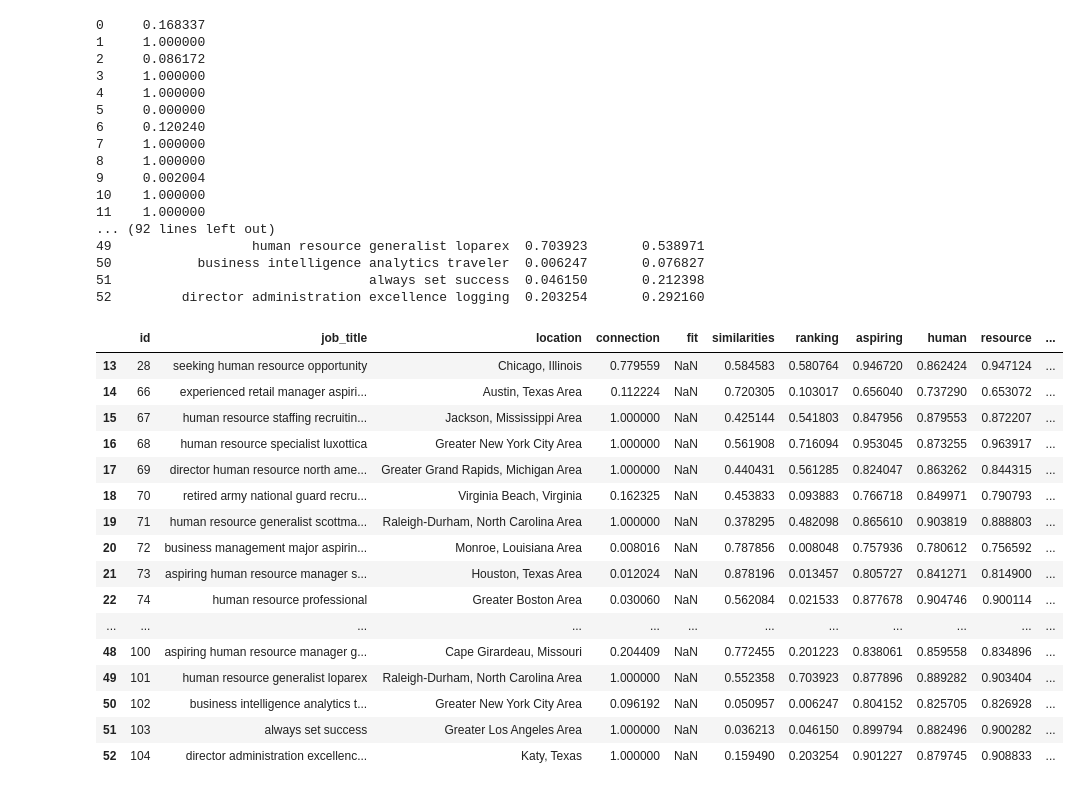
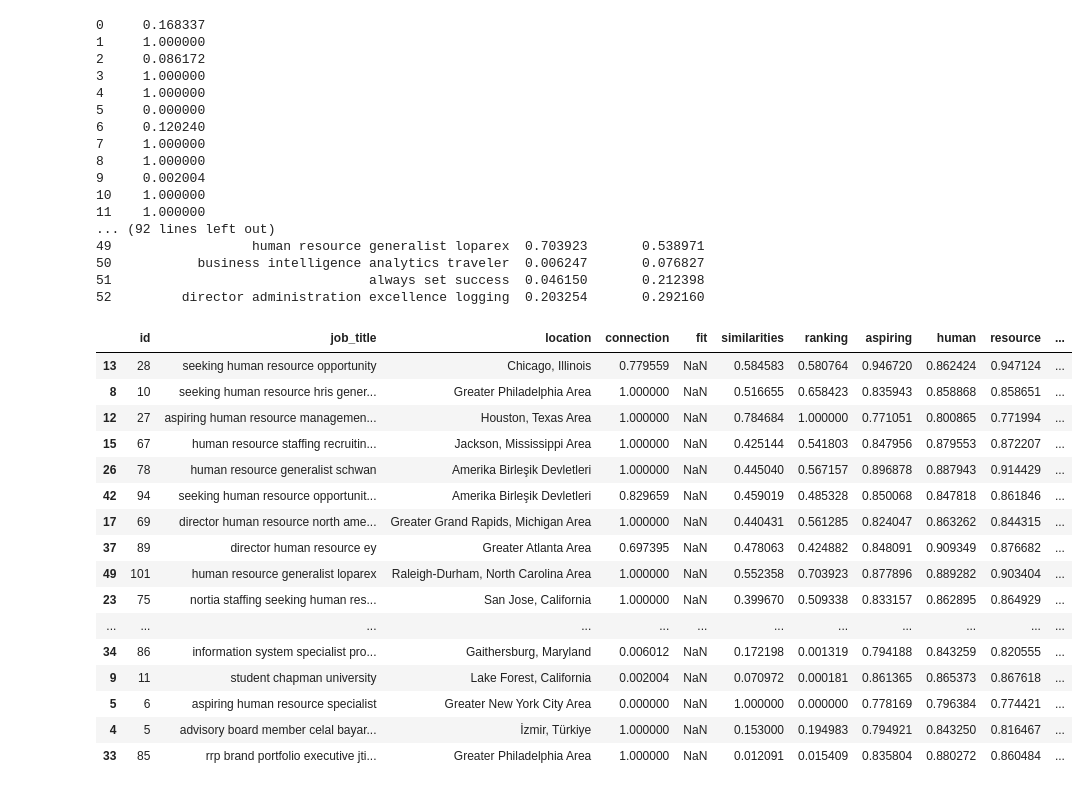
Before and after one commit to Mrcl3/O6EQTwpkNwvulbOa, a Jupyter notebook: talent_search_with_embeddings.ipynb, the cells around one changed output. Saved outputs shown, nothing was run; the diff lists cells and outputs as text; code cells hidden in the pictures.

```diff
--- a/talent_search_with_embeddings.ipynb
+++ b/talent_search_with_embeddings.ipynb
@@ -475,6 +474,8 @@ sentence_embeddings = model.encode(sentences)
 # Calculate cosine similarity between the target sentence and other sentences
 similarities = cosine_similarity([target_embedding], sentence_embeddings)[0]
 
+# Add similarities_SBERt to the dataframe
+df['similarities_SBERT'] = similarities
 # Sort the sentences based on their similarity scores
 results = sorted(zip(sentences, similarities), key=lambda x: x[1], reverse=True)
 
@@ -543,23 +544,25 @@ print(df[['job_title', 'ranking','ranking_SBERT']])
 50           business intelligence analytics traveler  0.006247       0.076827
 51                                 always set success  0.046150       0.212398
 52         director administration excellence logging  0.203254       0.292160
-# %%
-df.tail(40)
-# %% [output]
-|  | id | job_title | location | connection | fit | similarities | ranking | aspiring | human | resource | ... |
-| 13 | 28 | seeking human resource opportunity | Chicago, Illinois | 0.779559 | NaN | 0.584583 | 0.580764 | 0.946720 | 0.862424 | 0.947124 | ... |
-| 14 | 66 | experienced retail manager aspiri... | Austin, Texas Area | 0.112224 | NaN | 0.720305 | 0.103017 | 0.656040 | 0.737290 | 0.653072 | ... |
-| 15 | 67 | human resource staffing recruitin... | Jackson, Mississippi Area | 1.000000 | NaN | 0.425144 | 0.541803 | 0.847956 | 0.879553 | 0.872207 | ... |
-| 16 | 68 | human resource specialist luxottica | Greater New York City Area | 1.000000 | NaN | 0.561908 | 0.716094 | 0.953045 | 0.873255 | 0.963917 | ... |
-| 17 | 69 | director human resource north ame... | Greater Grand Rapids, Michigan Area | 1.000000 | NaN | 0.440431 | 0.561285 | 0.824047 | 0.863262 | 0.844315 | ... |
-| 18 | 70 | retired army national guard recru... | Virginia Beach, Virginia | 0.162325 | NaN | 0.453833 | 0.093883 | 0.766718 | 0.849971 | 0.790793 | ... |
-| 19 | 71 | human resource generalist scottma... | Raleigh-Durham, North Carolina Area | 1.000000 | NaN | 0.378295 | 0.482098 | 0.865610 | 0.903819 | 0.888803 | ... |
-| 20 | 72 | business management major aspirin... | Monroe, Louisiana Area | 0.008016 | NaN | 0.787856 | 0.008048 | 0.757936 | 0.780612 | 0.756592 | ... |
-| 21 | 73 | aspiring human resource manager s... | Houston, Texas Area | 0.012024 | NaN | 0.878196 | 0.013457 | 0.805727 | 0.841271 | 0.814900 | ... |
-| 22 | 74 | human resource professional | Greater Boston Area | 0.030060 | NaN | 0.562084 | 0.021533 | 0.877678 | 0.904746 | 0.900114 | ... |
-| ... | ... | ... | ... | ... | ... | ... | ... | ... | ... | ... | ... |
-| 48 | 100 | aspiring human resource manager g... | Cape Girardeau, Missouri | 0.204409 | NaN | 0.772455 | 0.201223 | 0.838061 | 0.859558 | 0.834896 | ... |
-| 49 | 101 | human resource generalist loparex | Raleigh-Durham, North Carolina Area | 1.000000 | NaN | 0.552358 | 0.703923 | 0.877896 | 0.889282 | 0.903404 | ... |
-| 50 | 102 | business intelligence analytics t... | Greater New York City Area | 0.096192 | NaN | 0.050957 | 0.006247 | 0.804152 | 0.825705 | 0.826928 | ... |
-| 51 | 103 | always set success | Greater Los Angeles Area | 1.000000 | NaN | 0.036213 | 0.046150 | 0.899794 | 0.882496 | 0.900282 | ... |
-| 52 | 104 | director administration excellenc... | Katy, Texas | 1.000000 | NaN | 0.159490 | 0.203254 | 0.901227 | 0.879745 | 0.908833 | ... |
+# %%
+# Sort the DataFrame in ascending order based on a column
+df_SBERT = df.sort_values('ranking_SBERT', ascending=False)
+df_SBERT
+# %% [output]
+|  | id | job_title | location | connection | fit | similarities | ranking | aspiring | human | resource | ... |
+| 13 | 28 | seeking human resource opportunity | Chicago, Illinois | 0.779559 | NaN | 0.584583 | 0.580764 | 0.946720 | 0.862424 | 0.947124 | ... |
+| 8 | 10 | seeking human resource hris gener... | Greater Philadelphia Area | 1.000000 | NaN | 0.516655 | 0.658423 | 0.835943 | 0.858868 | 0.858651 | ... |
+| 12 | 27 | aspiring human resource managemen... | Houston, Texas Area | 1.000000 | NaN | 0.784684 | 1.000000 | 0.771051 | 0.800865 | 0.771994 | ... |
+| 15 | 67 | human resource staffing recruitin... | Jackson, Mississippi Area | 1.000000 | NaN | 0.425144 | 0.541803 | 0.847956 | 0.879553 | 0.872207 | ... |
+| 26 | 78 | human resource generalist schwan | Amerika Birleşik Devletleri | 1.000000 | NaN | 0.445040 | 0.567157 | 0.896878 | 0.887943 | 0.914429 | ... |
+| 42 | 94 | seeking human resource opportunit... | Amerika Birleşik Devletleri | 0.829659 | NaN | 0.459019 | 0.485328 | 0.850068 | 0.847818 | 0.861846 | ... |
+| 17 | 69 | director human resource north ame... | Greater Grand Rapids, Michigan Area | 1.000000 | NaN | 0.440431 | 0.561285 | 0.824047 | 0.863262 | 0.844315 | ... |
+| 37 | 89 | director human resource ey | Greater Atlanta Area | 0.697395 | NaN | 0.478063 | 0.424882 | 0.848091 | 0.909349 | 0.876682 | ... |
+| 49 | 101 | human resource generalist loparex | Raleigh-Durham, North Carolina Area | 1.000000 | NaN | 0.552358 | 0.703923 | 0.877896 | 0.889282 | 0.903404 | ... |
+| 23 | 75 | nortia staffing seeking human res... | San Jose, California | 1.000000 | NaN | 0.399670 | 0.509338 | 0.833157 | 0.862895 | 0.864929 | ... |
+| ... | ... | ... | ... | ... | ... | ... | ... | ... | ... | ... | ... |
+| 34 | 86 | information system specialist pro... | Gaithersburg, Maryland | 0.006012 | NaN | 0.172198 | 0.001319 | 0.794188 | 0.843259 | 0.820555 | ... |
+| 9 | 11 | student chapman university | Lake Forest, California | 0.002004 | NaN | 0.070972 | 0.000181 | 0.861365 | 0.865373 | 0.867618 | ... |
+| 5 | 6 | aspiring human resource specialist | Greater New York City Area | 0.000000 | NaN | 1.000000 | 0.000000 | 0.778169 | 0.796384 | 0.774421 | ... |
+| 4 | 5 | advisory board member celal bayar... | İzmir, Türkiye | 1.000000 | NaN | 0.153000 | 0.194983 | 0.794921 | 0.843250 | 0.816467 | ... |
+| 33 | 85 | rrp brand portfolio executive jti... | Greater Philadelphia Area | 1.000000 | NaN | 0.012091 | 0.015409 | 0.835804 | 0.880272 | 0.860484 | ... |
```
Also changed, not shown: parts of 15 cells of this notebook.
